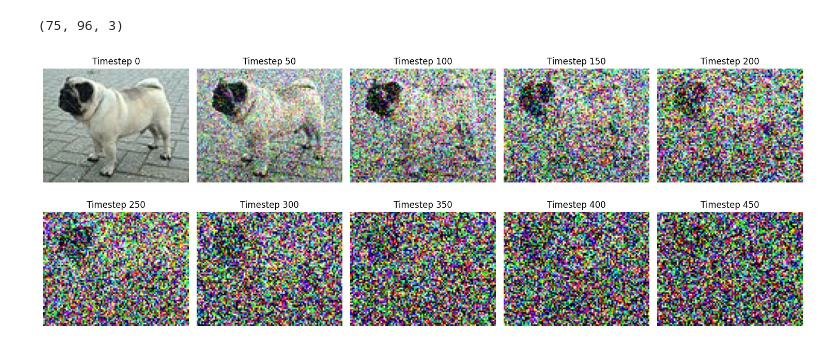
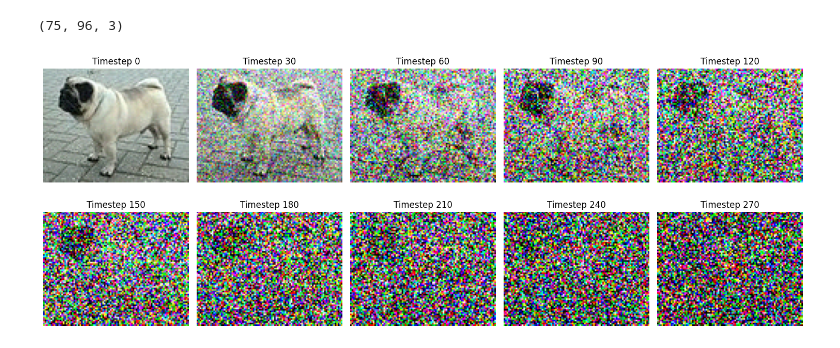
Before and after one commit to saliherdemk/ML-Papers-Implementations, a Jupyter notebook: Diffusion/Exercises/main.ipynb, the cells around one changed output. Saved outputs shown, nothing was run; the diff lists cells and outputs as text; code cells hidden in the pictures.

```diff
--- a/Diffusion/Exercises/main.ipynb
+++ b/Diffusion/Exercises/main.ipynb
@@ -15,7 +15,7 @@ x0.shape
 (75, 96, 3)
 # %%
 class Diffusion:
-    def __init__(self, diff_steps = 1000):
+    def __init__(self, diff_steps = 300):
         self.diff_steps = diff_steps
         self.betas = np.linspace(1e-4, 0.02, diff_steps)
         self.alphas = 1 - self.betas
@@ -26,29 +26,24 @@ class Diffusion:
         alpha_bar = self.alpha_bars[t]
         x_t = np.sqrt(alpha_bar) * x_0 + np.sqrt(1 - alpha_bar) * epsilon
         return x_t, epsilon
-
-    def recover(self, x_t, t, epsilon):
-        alpha_bar = self.alpha_bars[t]
-        x_0 = (1 / np.sqrt(alpha_bar)) * (x_t - np.sqrt(1 - alpha_bar) * epsilon)
-        return x_0.reshape(28, 28)
 # %%
 model = Diffusion()
 # %%
-timesteps = [i for i in range(0, 500, 50)]
+timesteps = [i for i in range(0, model.diff_steps, model.diff_steps // 10)]
 fig, axes = plt.subplots(2, 5, figsize=(15, 6))
 
 for i, t in enumerate(timesteps):
     row = i // 5
     col = i % 5
     xt, epsilon = model.forward(x0, t)
     axes[row, col].imshow(np.clip(xt, 0, 1))
     axes[row, col].set_title(f"Timestep {t}")
     axes[row, col].axis('off')
 
 plt.tight_layout()
 plt.show()
 # %% [output]
-[figure, old version]
+[figure, new version]
 # %%
 # For sake of simplicity, we'll use mlp rather than UNet for reversing the diffusion process
 
```
Also changed, not shown: parts of 5 cells of this notebook, 1 other file.
